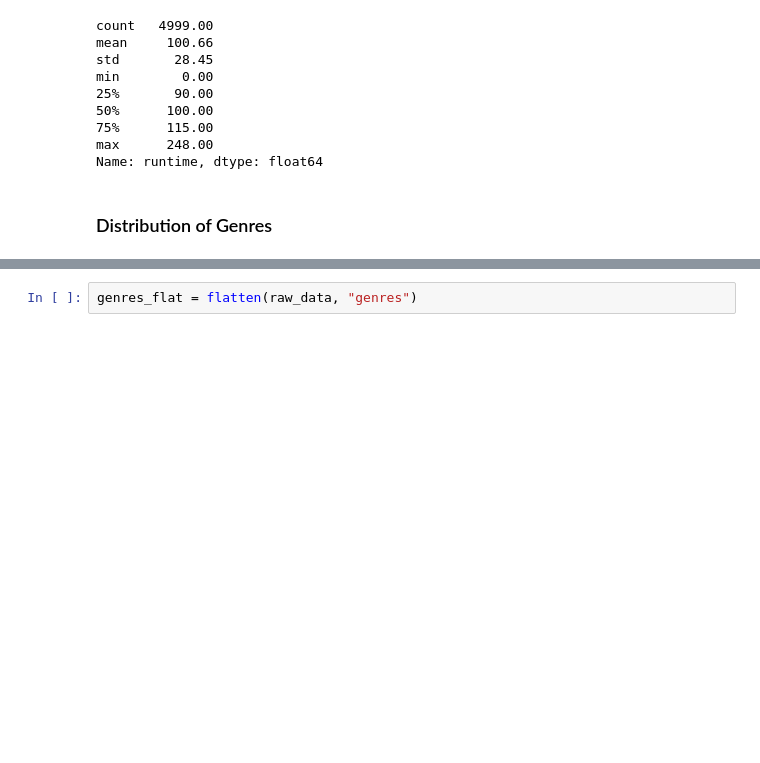
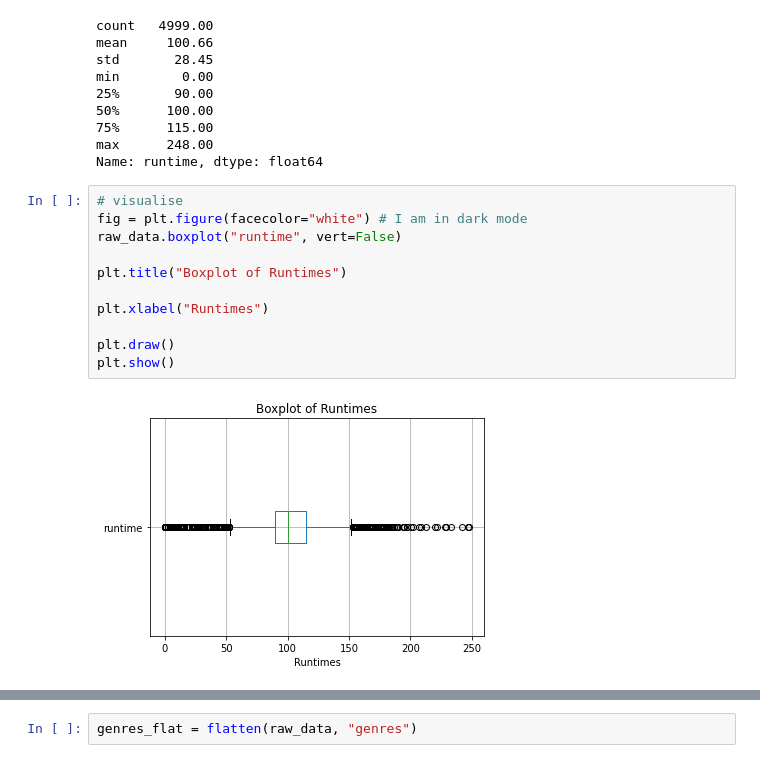
Before and after one commit to vibrantlychee/big-movie-data, a Jupyter notebook: exploratory.ipynb, the cells around one changed output, grey strips where cells are left out. Saved outputs shown, nothing was run; the diff lists cells and outputs as text; blank space fills up the shorter version.

```diff
--- a/exploratory.ipynb
+++ b/exploratory.ipynb
@@ -87,5 +127,16 @@ min        0.00
 75%      115.00
 max      248.00
 Name: runtime, dtype: float64
-# %% [markdown]
-### Distribution of Genres
+# %%
+# visualise
+fig = plt.figure(facecolor="white") # I am in dark mode
+raw_data.boxplot("runtime", vert=False)
+
+plt.title("Boxplot of Runtimes")
+
+plt.xlabel("Runtimes")
+
+plt.draw()
+plt.show()
+# %% [output]
+[figure, added]
```
Also changed, not shown: parts of 24 cells of this notebook.
